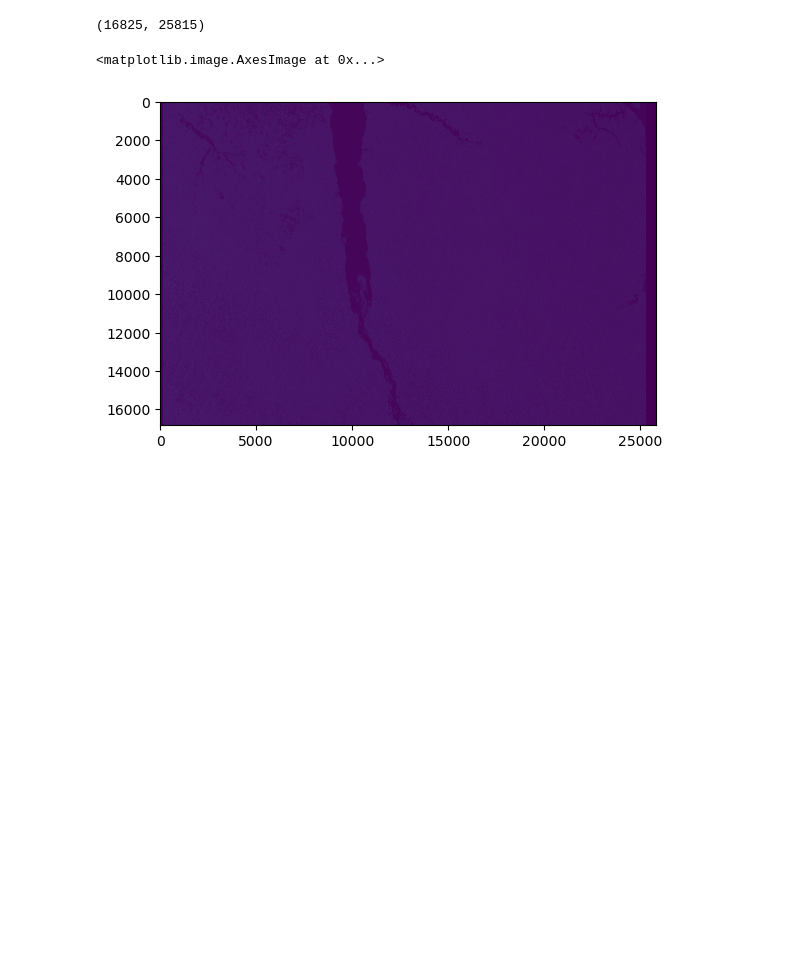
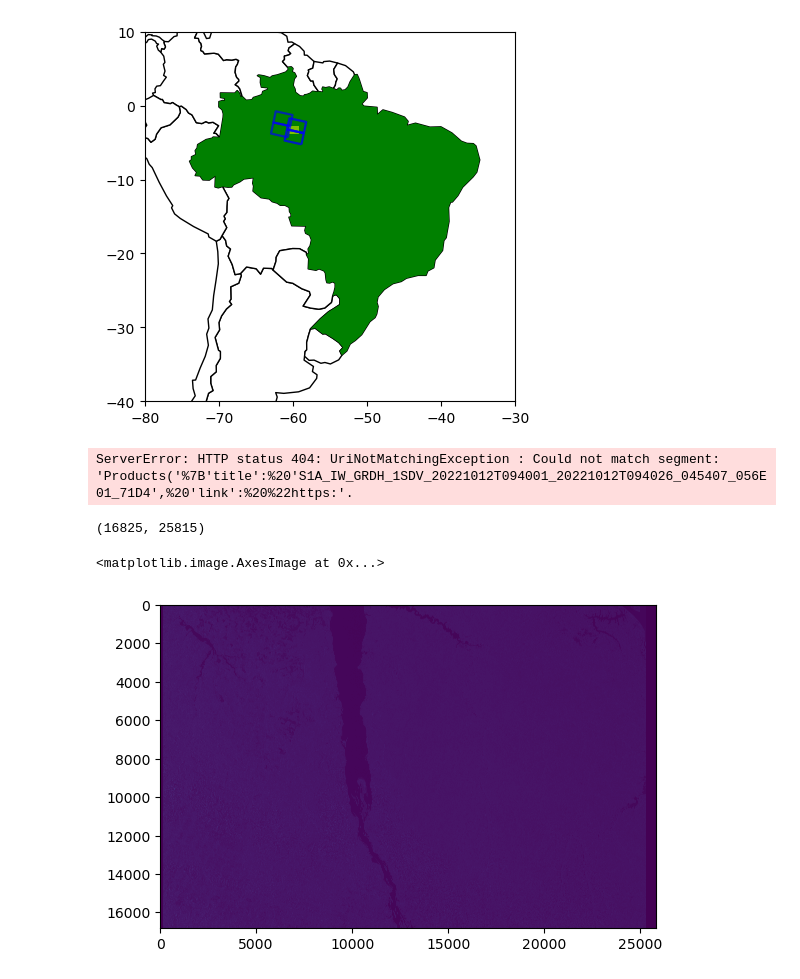
Before and after one commit to sjjohnst/Deforestation_Monitoring, a Jupyter notebook: Oct_13_SentinelSat.ipynb, the cells around one changed output. Cells and saved outputs as stored; diff of their text form; code cells hidden in the pictures; blank space fills up the shorter version.

```diff
--- a/Oct_3_ASF_download.ipynb
+++ b/Oct_13_SentinelSat.ipynb
@@ -47,0 +35,4 @@ results.download(
+# %%
+products_df = api.to_dataframe(products)
+products_df_sorted = products_df.sort_values(['ingestiondate'], ascending=[False])
+products_df_sorted.head(6)
@@ -48,3 +48,30 @@ results.download(
+# %%
+world = gpd.read_file(gpd.datasets.get_path('naturalearth_lowres'))
+brazil = world[world.name == "Brazil"]
+# brazil = gpd.read_file('gadm41_BRA_shp/gadm41_BRA_0.shp')
+
+base = world.plot(color='white', edgecolor='black')
+brazil.plot(ax=base, color='green')
+small_aoi.plot(ax=base, color='yellow', alpha=0.5)
+
+base.set_xlim((-80, -30))
+base.set_ylim((-40, 10))
+
+footprints = products_df.footprint.values
+# base.set_xlim((-80, -30))
+# base.set_ylim((-40, 10))
+for f in footprints:
+    gpd_series = gpd.GeoSeries.from_wkt([f])
+    gpd_series.boundary.plot(ax=base, color='blue', alpha=0.3)
+# %% [output]
+[figure, added]
+# %%
+from sentinelsat import make_path_filter
+path_filter = make_path_filter("*measurement/*", exclude=True)
+
+api.download(products['87d5bce3-6f9e-429e-92ea-0f6b72ef3219'], nodefilter=path_filter)
+# %% [output]
+ServerError: HTTP status 404: UriNotMatchingException : Could not match segment: 'Products('%7B'title':%20'S1A_IW_GRDH_1SDV_20221012T094001_20221012T094026_045407_056E01_71D4',%20'link':%20%22https:'.
 # %%
 from PIL import Image
 import os
```
Also changed, not shown: parts of 8 cells of this notebook, 5 other files.
